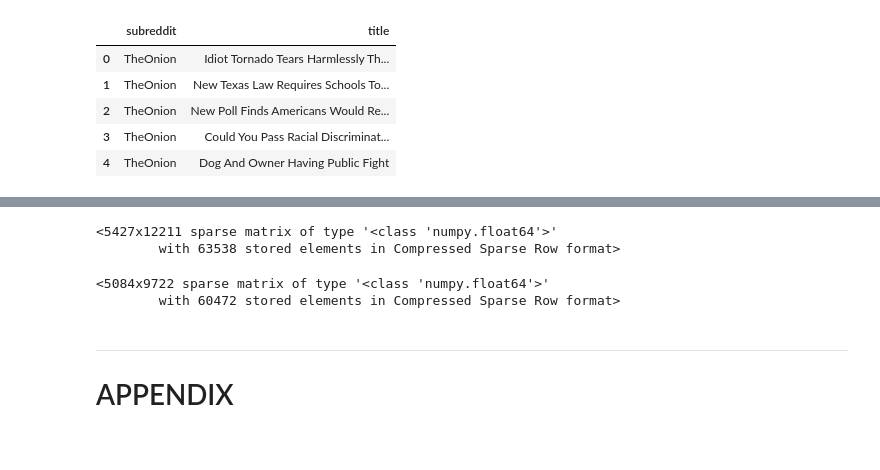
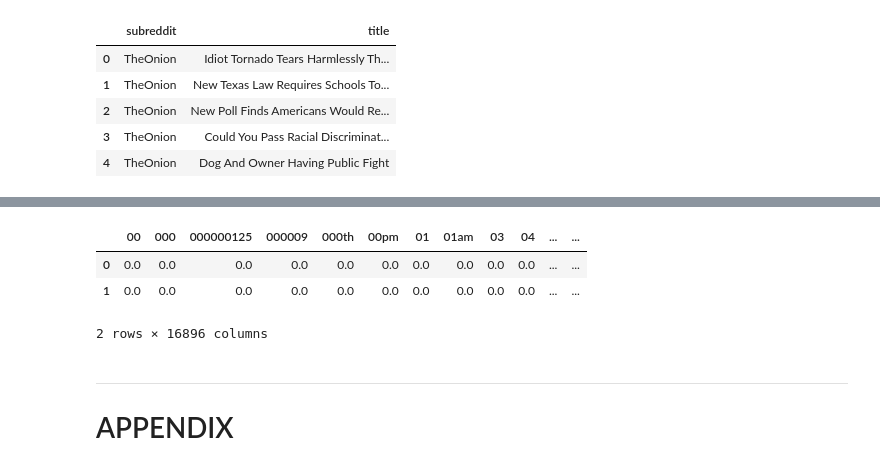
Before and after one commit to drossDS/Humor_Identification_with_NLP, a Jupyter notebook: code/2-Data_Cleaning.ipynb, the cells around one changed output, grey strips where cells are left out. Cells and saved outputs as stored; diff of their text form; code cells hidden in the pictures.

```diff
--- a/code/2-Data_Cleaning.ipynb
+++ b/code/2-Data_Cleaning.ipynb
@@ -1001,15 +1013,11 @@ cvec.fit_transform(x_wldnws)
 # %%
-tvec = TfidfVectorizer()
+X_tvec = pd.DataFrame(tvec.fit_transform(reddit_df['title']).todense(), columns=tvec.get_feature_names_out())
+X_tvec.head(2)
+# %% [output]
+|  | 00 | 000 | 000000125 | 000009 | 000th | 00pm | 01 | 01am | 03 | 04 | ... | ... |
+| 0 | 0.0 | 0.0 | 0.0 | 0.0 | 0.0 | 0.0 | 0.0 | 0.0 | 0.0 | 0.0 | ... | ... |
+| 1 | 0.0 | 0.0 | 0.0 | 0.0 | 0.0 | 0.0 | 0.0 | 0.0 | 0.0 | 0.0 | ... | ... |
+2 rows × 16896 columns
-# %%
-tvec.fit_transform(x_onion)
-# %% [output]
-<5427x12211 sparse matrix of type '<class 'numpy.float64'>'
-        with 63538 stored elements in Compressed Sparse Row format>
-# %%
-tvec.fit_transform(x_wldnws)
-# %% [output]
-<5084x9722 sparse matrix of type '<class 'numpy.float64'>'
-        with 60472 stored elements in Compressed Sparse Row format>
 # %% [markdown]
 ---
 # APPENDIX
```
Also changed, not shown: parts of 15 cells of this notebook.
